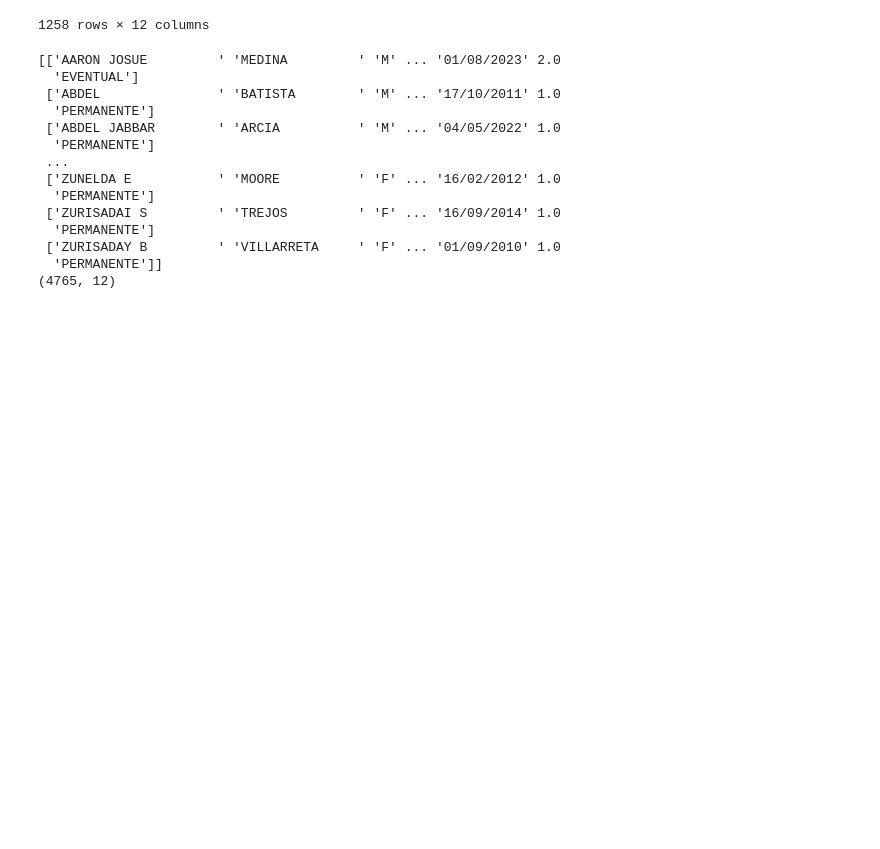
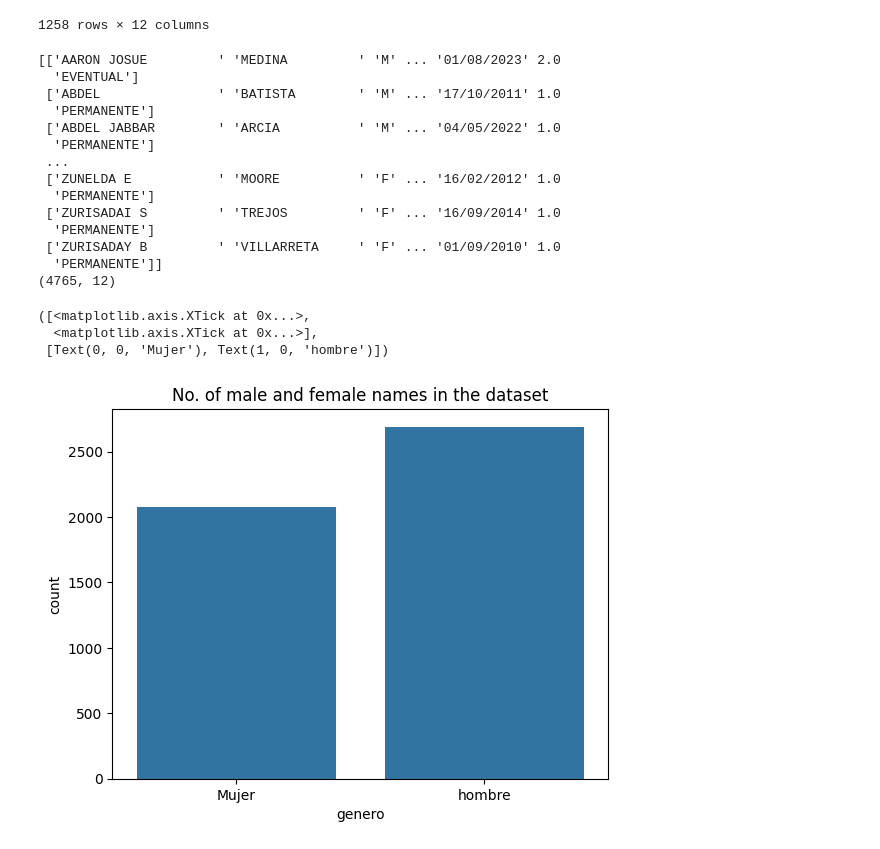
Before and after one commit to danielrawlins21/Data-Scrapping, a Jupyter notebook: Exploration.ipynb, the cells around one changed output. Cells and saved outputs as stored; diff of their text form; code cells hidden in the pictures; blank space fills up the shorter version.

Commit message:
Visualize

```diff
--- a/Exploration.ipynb
+++ b/Exploration.ipynb
@@ -124,3 +124,12 @@ print(dataset.shape)
  ['ZURISADAY B         ' 'VILLARRETA     ' 'F' ... '01/09/2010' 1.0
   'PERMANENTE']]
 (4765, 12)
+# %%
+sns.countplot(x='genero',data=dataset)
+plt.title('No. of male and female names in the dataset')
+plt.xticks([0,1],('Mujer','hombre'))
+# %% [output]
+([<matplotlib.axis.XTick at 0x...>,
+  <matplotlib.axis.XTick at 0x...>],
+ [Text(0, 0, 'Mujer'), Text(1, 0, 'hombre')])
+[figure, added]
```
